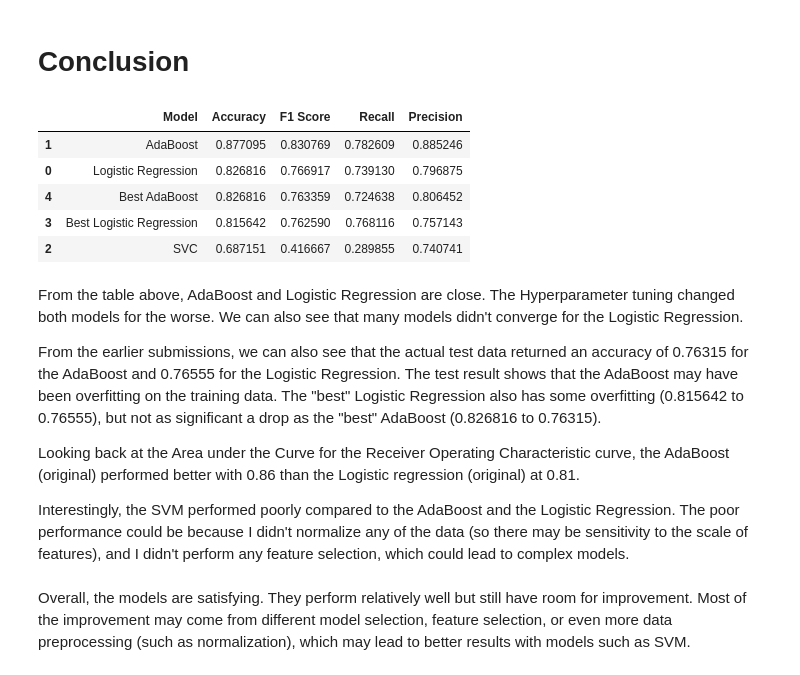
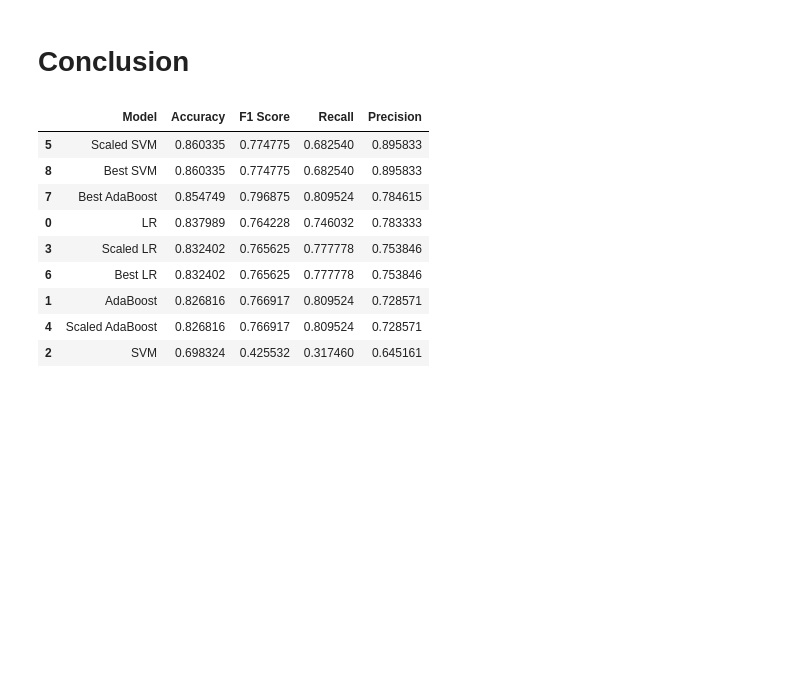
Before and after one commit to alexmaitken/csca5622-final, a Jupyter notebook: titanic-ml-from-disaster-supervised-learning.ipynb, the cells around one changed output. Saved outputs shown, nothing was run; the diff lists cells and outputs as text; code cells hidden in the pictures; blank space fills up the shorter version.

```diff
--- a/titanic-ml-from-disaster-supervised-learning.ipynb
+++ b/titanic-ml-from-disaster-supervised-learning.ipynb
@@ -784,13 +993,13 @@ param_grid = {
     'max_iter': [1000]
 }
 
-grid_search_log = GridSearchCV(LogisticRegression(max_iter=1000), param_grid, scoring='f1')
-grid_search_log.fit(X_train, y_train)
+grid_search_log = GridSearchCV(LogisticRegression(), param_grid, scoring='f1')
+grid_search_log.fit(X_train_scaled, y_train)
 
 print("Best parameters:", grid_search_log.best_params_)
 
 best_log = grid_search_log.best_estimator_
-y_pred_best_log = best_log.predict(X_test)
+y_pred_best_log = best_log.predict(X_test_scaled)
 
 accuracy_best_log = accuracy_score(y_test, y_pred_best_log)
 precision_best_log = precision_score(y_test, y_pred_best_log)
@@ -871,0 +1150,27 @@ Let's create the test predictions and get ready to submit. Note: this section is
+# %%
+# https://scikit-learn.org/stable/modules/generated/sklearn.svm.SVC.html
+
+param_grid = {
+    'C': [0.03125, 0.125, 0.5, 1, 2, 4, 16],
+    'gamma': [0.03125, 0.125, 0.5, 1, 2, 4, 16],
+    'kernel': ['rbf', 'linear', 'poly'],
+    'max_iter': [5000]
+}
+
+grid_search_svc = GridSearchCV(SVC(), param_grid, scoring='f1')
+grid_search_svc.fit(X_train_scaled, y_train)
+
+print("Best parameters:", grid_search_svc.best_params_)
+
+best_svc = grid_search_svc.best_estimator_
+y_pred_best_svc = best_svc.predict(X_test_scaled)
+
+accuracy_best_svc = accuracy_score(y_test, y_pred_best_svc)
+precision_best_svc = precision_score(y_test, y_pred_best_svc)
+recall_best_svc = recall_score(y_test, y_pred_best_svc)
+f1_best_svc = f1_score(y_test, y_pred_best_svc)
+
+print(f'Accuracy: {accuracy_best_svc:.4f}')
+print(f'Precision: {precision_best_svc:.4f}')
+print(f'Recall: {recall_best_svc:.4f}')
+print(f'F1: {f1_best_svc:.4f}')
@@ -873,30 +1287,24 @@ Let's create the test predictions and get ready to submit. Note: this section is
 # Conclusion
 # %%
 performance_data = {
-    'Model': ['Logistic Regression', 'AdaBoost', 'SVC', 'Best Logistic Regression', 'Best AdaBoost'],
-    'Accuracy': [accuracy_log, accuracy_ada, accuracy_svc, accuracy_best_log, accuracy_best_ada],
-    'F1 Score': [f1_log, f1_ada, f1_svc, f1_best_log, f1_best_ada],
-    'Recall': [recall_log, recall_ada, recall_svc, recall_best_log, recall_best_ada],
-    'Precision': [precision_log, precision_ada, precision_svc, precision_best_log, precision_best_ada]
+    'Model': ['LR', 'AdaBoost', 'SVM', 'Scaled LR', 'Scaled AdaBoost', 'Scaled SVM', 'Best LR', 'Best AdaBoost', 'Best SVM'],
+    'Accuracy': [accuracy_log, accuracy_ada, accuracy_svc, accuracy_log_scaled, accuracy_ada_scaled, accuracy_svc_scaled, accuracy_best_log, accuracy_best_ada, accuracy_best_svc],
+    'F1 Score': [f1_log, f1_ada, f1_svc, f1_log_scaled, f1_ada_scaled, f1_svc_scaled, f1_best_log, f1_best_ada, f1_best_svc],
+    'Recall': [recall_log, recall_ada, recall_svc, recall_log_scaled, recall_ada_scaled, recall_svc_scaled, recall_best_log, recall_best_ada, recall_best_svc],
+    'Precision': [precision_log, precision_ada, precision_svc, precision_log_scaled, precision_ada_scaled, precision_svc_scaled, precision_best_log, precision_best_ada, precision_best_svc]
 }
 
 # Convert the dictionary into a DataFrame
 df_performance = pd.DataFrame(performance_data).sort_values(by=['Accuracy', 'F1 Score'], ascending=False)
 df_performance
 # %% [output]
 |  | Model | Accuracy | F1 Score | Recall | Precision |
-| 1 | AdaBoost | 0.877095 | 0.830769 | 0.782609 | 0.885246 |
-| 0 | Logistic Regression | 0.826816 | 0.766917 | 0.739130 | 0.796875 |
-| 4 | Best AdaBoost | 0.826816 | 0.763359 | 0.724638 | 0.806452 |
-| 3 | Best Logistic Regression | 0.815642 | 0.762590 | 0.768116 | 0.757143 |
-| 2 | SVC | 0.687151 | 0.416667 | 0.289855 | 0.740741 |
+| 5 | Scaled SVM | 0.860335 | 0.774775 | 0.682540 | 0.895833 |
+| 8 | Best SVM | 0.860335 | 0.774775 | 0.682540 | 0.895833 |
+| 7 | Best AdaBoost | 0.854749 | 0.796875 | 0.809524 | 0.784615 |
+| 0 | LR | 0.837989 | 0.764228 | 0.746032 | 0.783333 |
+| 3 | Scaled LR | 0.832402 | 0.765625 | 0.777778 | 0.753846 |
+| 6 | Best LR | 0.832402 | 0.765625 | 0.777778 | 0.753846 |
+| 1 | AdaBoost | 0.826816 | 0.766917 | 0.809524 | 0.728571 |
+| 4 | Scaled AdaBoost | 0.826816 | 0.766917 | 0.809524 | 0.728571 |
+| 2 | SVM | 0.698324 | 0.425532 | 0.317460 | 0.645161 |
-# %% [markdown]
-From the table above, AdaBoost and Logistic Regression are close. The Hyperparameter tuning changed both models for the worse. We can also see that many models didn't converge for the Logistic Regression.
-
-From the earlier submissions, we can also see that the actual test data returned an accuracy of 0.76315 for the AdaBoost and 0.76555 for the Logistic Regression. The test result shows that the AdaBoost may have been overfitting on the training data. The "best" Logistic Regression also has some overfitting (0.815642 to 0.76555), but not as significant a drop as the "best" AdaBoost (0.826816 to 0.76315).
-
-Looking back at the Area under the Curve for the Receiver Operating Characteristic curve, the AdaBoost (original) performed better with 0.86 than the Logistic regression (original) at 0.81.
-
-Interestingly, the SVM performed poorly compared to the AdaBoost and the Logistic Regression. The poor performance could be because I didn't normalize any of the data (so there may be sensitivity to the scale of features), and I didn't perform any feature selection, which could lead to complex models.
-# %% [markdown]
-Overall, the models are satisfying. They perform relatively well but still have room for improvement. Most of the improvement may come from different model selection, feature selection, or even more data preprocessing (such as normalization), which may lead to better results with models such as SVM.
```
Also changed, not shown: parts of 54 cells of this notebook.
